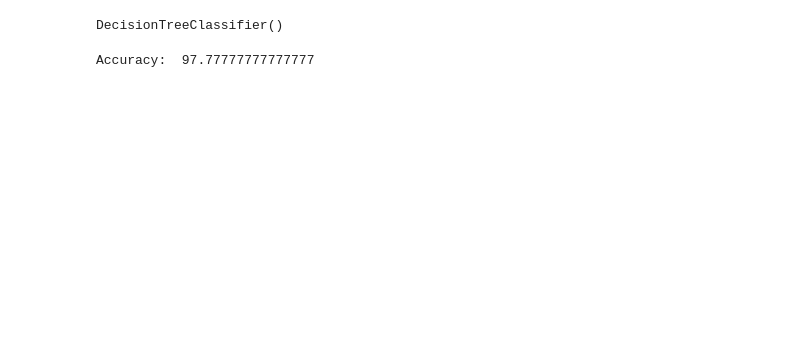
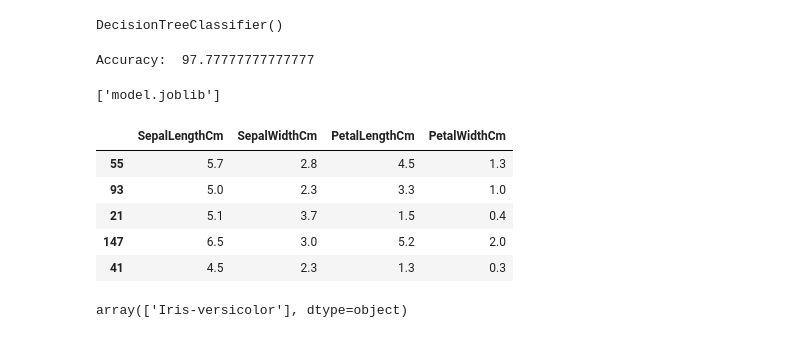
Before and after one commit to SamCull/DataScience, a Jupyter notebook: Webapp/Iris Webapp.ipynb, the cells around one changed output. Cells and saved outputs as stored; diff of their text form; code cells hidden in the pictures; blank space fills up the shorter version.

```diff
--- a/Webapp/Iris Webapp.ipynb
+++ b/Webapp/Iris Webapp.ipynb
@@ -192,3 +192,3 @@ le = LabelEncoder()
 # %%
-df['Species'] = le.fit_transform(df['Species'])
-df.head()
+# df['Species'] = le.fit_transform(df['Species'])
+# df.head()
@@ -248,3 +241,11 @@ DecisionTreeClassifier()
 print("Accuracy: ",model.score(x_test, y_test) * 100)
 # %% [output]
 Accuracy:  97.77777777777777
+# %%
+# save the model
+from joblib import dump
+filename = 'savedmodel.sav'
+#pickle.dump(model, open(filename, 'wb'))
+dump(model, 'model.joblib')
+# %% [output]
+['model.joblib']
@@ -250,0 +255,9 @@ Accuracy:  97.77777777777777
+# %%
+x_test.head()
+# %% [output]
+|  | SepalLengthCm | SepalWidthCm | PetalLengthCm | PetalWidthCm |
+| 55 | 5.7 | 2.8 | 4.5 | 1.3 |
+| 93 | 5.0 | 2.3 | 3.3 | 1.0 |
+| 21 | 5.1 | 3.7 | 1.5 | 0.4 |
+| 147 | 6.5 | 3.0 | 5.2 | 2.0 |
+| 41 | 4.5 | 2.3 | 1.3 | 0.3 |
@@ -250,0 +266,4 @@ Accuracy:  97.77777777777777
+# %%
+load_model.predict([[6.0, 2.9, 4.5, 0.2]])
+# %% [output]
+array(['Iris-versicolor'], dtype=object)
```
Also changed, not shown: parts of 6 cells of this notebook, 3 other files.
